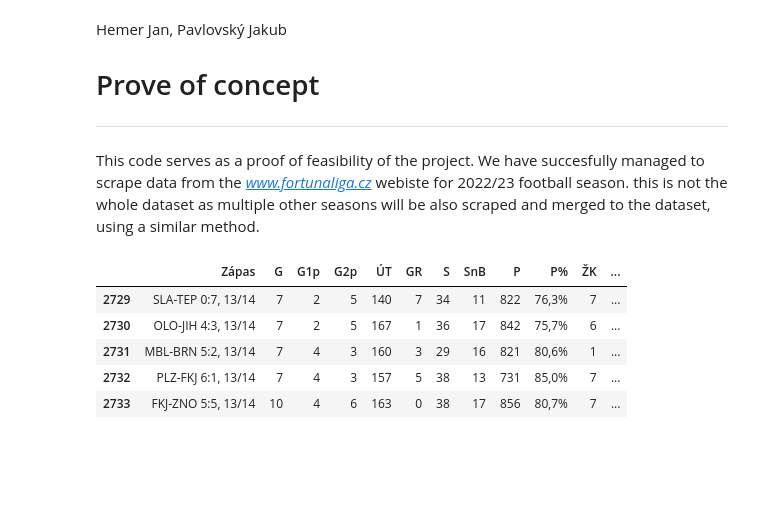
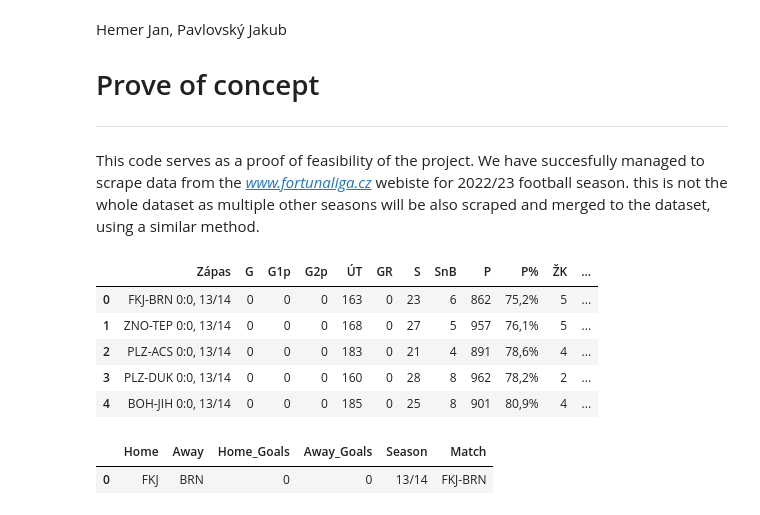
Before and after one commit to pavlovsky-jakub/Jenduv_a_Pajuv_nejlepsi_PROJEKT, a Jupyter notebook: Data-scraping.ipynb, the cells around one changed output. Drawn from its saved outputs; the diff is of its cells as text; code cells hidden in the pictures; blank space fills up the shorter version.

```diff
--- a/Data-scraping.ipynb
+++ b/Data-scraping.ipynb
@@ -42,11 +50,19 @@ for yea in range(2014, 2025):
 
             merged_df = pd.concat([merged_df, df], axis = 0, ignore_index = True)
 # %%
-merged_df.tail()
+merged_df.head()
 # %% [output]
 |  | Zápas | G | G1p | G2p | ÚT | GR | S | SnB | P | P% | ŽK | ... |
-| 2729 | SLA-TEP 0:7, 13/14 | 7 | 2 | 5 | 140 | 7 | 34 | 11 | 822 | 76,3% | 7 | ... |
-| 2730 | OLO-JIH 4:3, 13/14 | 7 | 2 | 5 | 167 | 1 | 36 | 17 | 842 | 75,7% | 6 | ... |
-| 2731 | MBL-BRN 5:2, 13/14 | 7 | 4 | 3 | 160 | 3 | 29 | 16 | 821 | 80,6% | 1 | ... |
-| 2732 | PLZ-FKJ 6:1, 13/14 | 7 | 4 | 3 | 157 | 5 | 38 | 13 | 731 | 85,0% | 7 | ... |
-| 2733 | FKJ-ZNO 5:5, 13/14 | 10 | 4 | 6 | 163 | 0 | 38 | 17 | 856 | 80,7% | 7 | ... |
+| 0 | FKJ-BRN 0:0, 13/14 | 0 | 0 | 0 | 163 | 0 | 23 | 6 | 862 | 75,2% | 5 | ... |
+| 1 | ZNO-TEP 0:0, 13/14 | 0 | 0 | 0 | 168 | 0 | 27 | 5 | 957 | 76,1% | 5 | ... |
+| 2 | PLZ-ACS 0:0, 13/14 | 0 | 0 | 0 | 183 | 0 | 21 | 4 | 891 | 78,6% | 4 | ... |
+| 3 | PLZ-DUK 0:0, 13/14 | 0 | 0 | 0 | 160 | 0 | 28 | 8 | 962 | 78,2% | 2 | ... |
+| 4 | BOH-JIH 0:0, 13/14 | 0 | 0 | 0 | 185 | 0 | 25 | 8 | 901 | 80,9% | 4 | ... |
+# %%
+extracted_columns = merged_df['Zápas'].str.extract(r'([A-Z]+)-([A-Z]+) (\d+):(\d+), (\d{2}/\d{2})')
+extracted_columns.columns = ['Home', 'Away', 'Home_Goals', 'Away_Goals', 'Season']
+extracted_columns['Match'] = extracted_columns['Home'] + '-' + extracted_columns['Away']
+extracted_columns.head(1)
+# %% [output]
+|  | Home | Away | Home_Goals | Away_Goals | Season | Match |
+| 0 | FKJ | BRN | 0 | 0 | 13/14 | FKJ-BRN |
```
Also changed, not shown: parts of 11 cells of this notebook.
